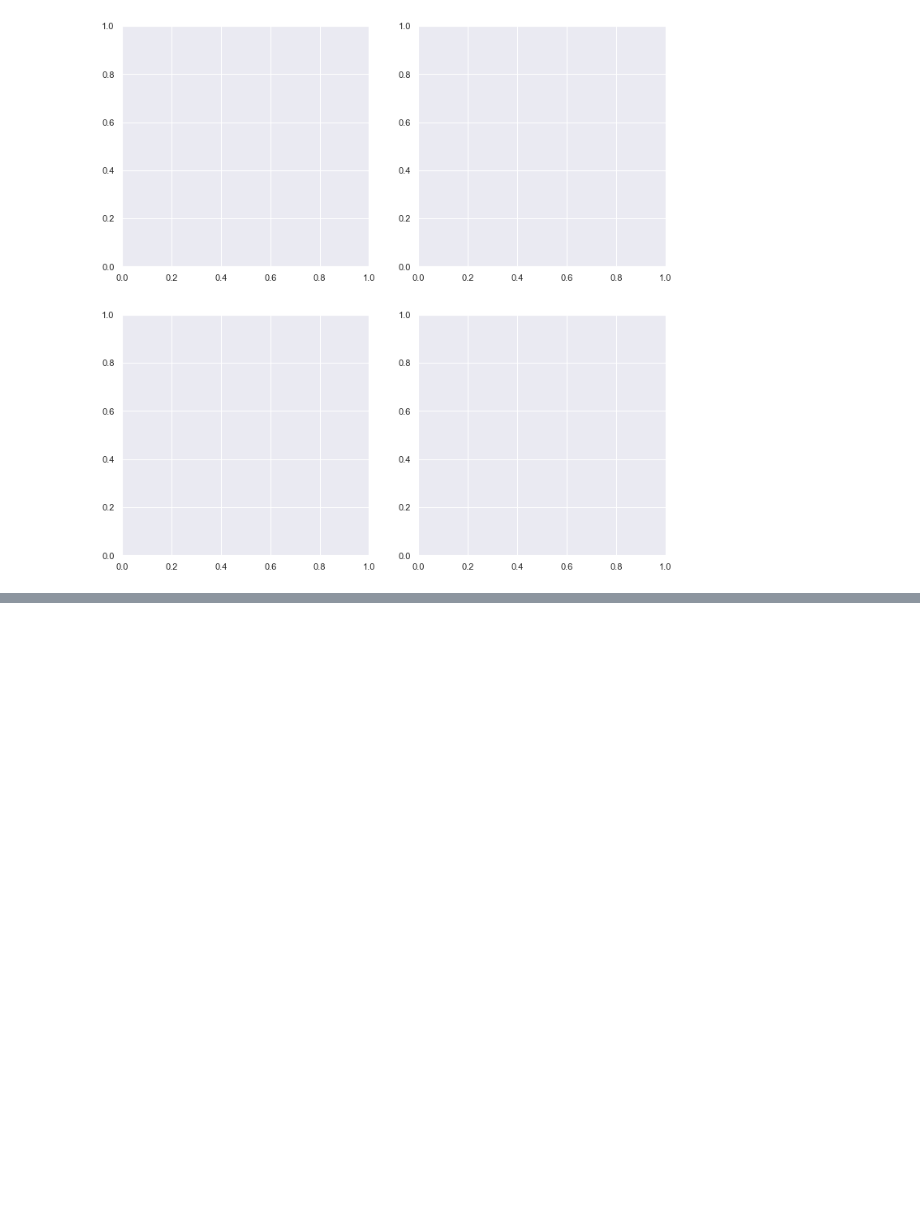
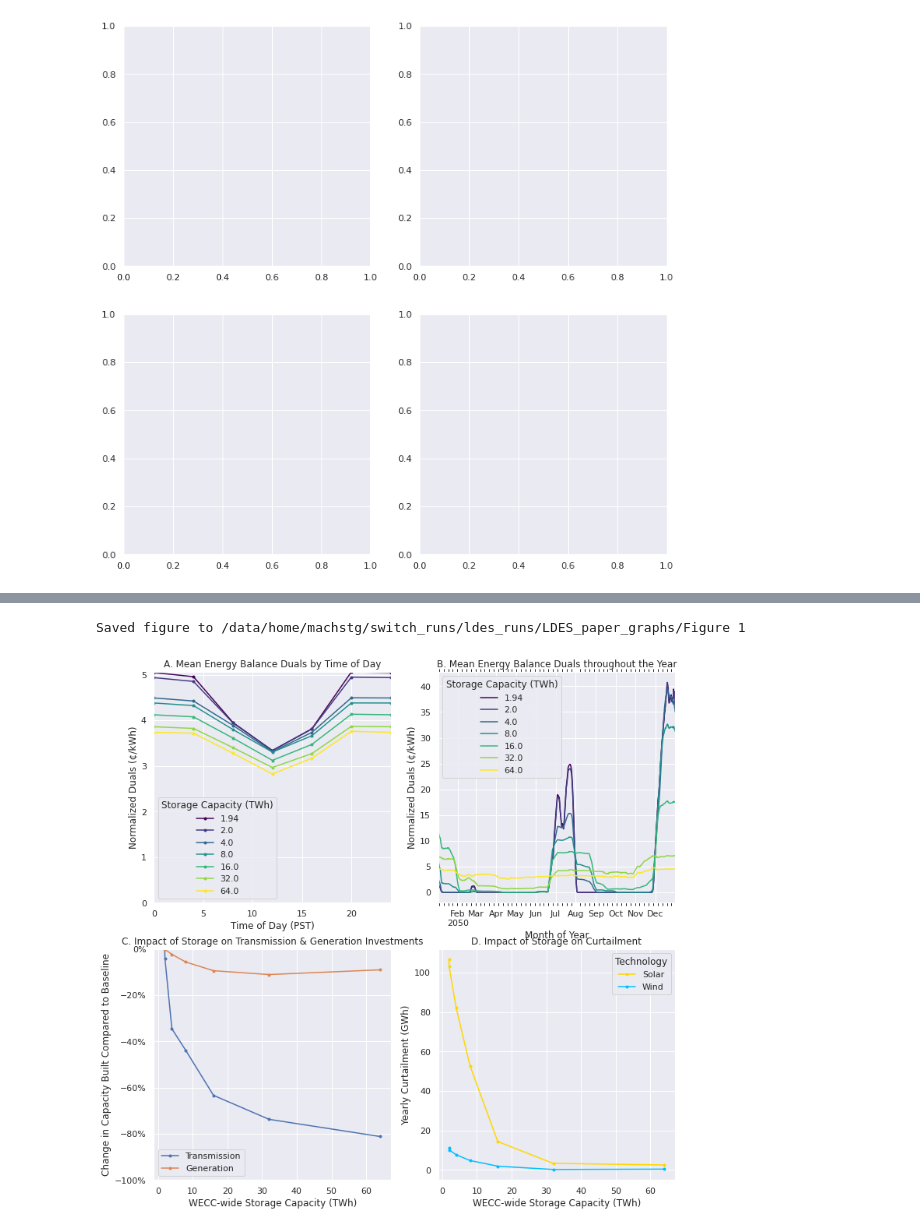
Before and after one commit to switch-model/switch, a Jupyter notebook: papers/Martin_Staadecker_Value_of_LDES_and_Factors/LDES_paper_graphs/Figure 1.ipynb, the cells around one changed output, grey strips where cells are left out. Cells and saved outputs as stored; diff of their text form; code cells hidden in the pictures; blank space fills up the shorter version.

```diff
--- a/papers/Martin_Staadecker_Value_of_LDES_and_Factors/LDES_paper_graphs/Figure 1.ipynb
+++ b/papers/Martin_Staadecker_Value_of_LDES_and_Factors/LDES_paper_graphs/Figure 1.ipynb
@@ -161,30 +158,35 @@ Saved figure to C:\Users\machs\Documents\Projects\REAM\ldes_runs\LDES_paper_grap
 # %%
 # Read dispatch.csv
 ax=ax4
 ax.clear()
 df = tools.get_dataframe(
     'dispatch.csv',
     usecols=["gen_tech", "gen_energy_source", "Curtailment_MW", "is_renewable", "tp_weight_in_year_hrs",
              "scenario_name"],
     na_filter=False,  # For performance
 )
 # Keep only renewable
 df = df[df["is_renewable"]]
 # Add the gen_type column
 df = tools.transform.gen_type(df)
 # Convert to GW
 df["value"] = df["Curtailment_MW"] * df["tp_weight_in_year_hrs"] / 1000
 df = df.groupby(["scenario_name", "gen_type"], as_index=False).value.sum()
 df = df.pivot(index="scenario_name", columns="gen_type", values="value")
 df /= 1000
 df = df.rename_axis("Technology", axis=1)
 df.plot(
     ax=ax,
     color=tools.get_colors(),
     marker="."
 )
 ax.set_ylabel("Yearly Curtailment (GWh)")
 ax.set_xlabel(X_LABEL)
 ax.set_title("D. Impact of Storage on Curtailment")
+ax.tick_params(top=False, bottom=False, right=False, left=False)
+
 
 save()
+# %% [output]
+Saved figure to /data/home/machstg/switch_runs/ldes_runs/LDES_paper_graphs/Figure 1
+[figure, added]
```
Also changed, not shown: parts of 4 cells of this notebook, 1 other file.
